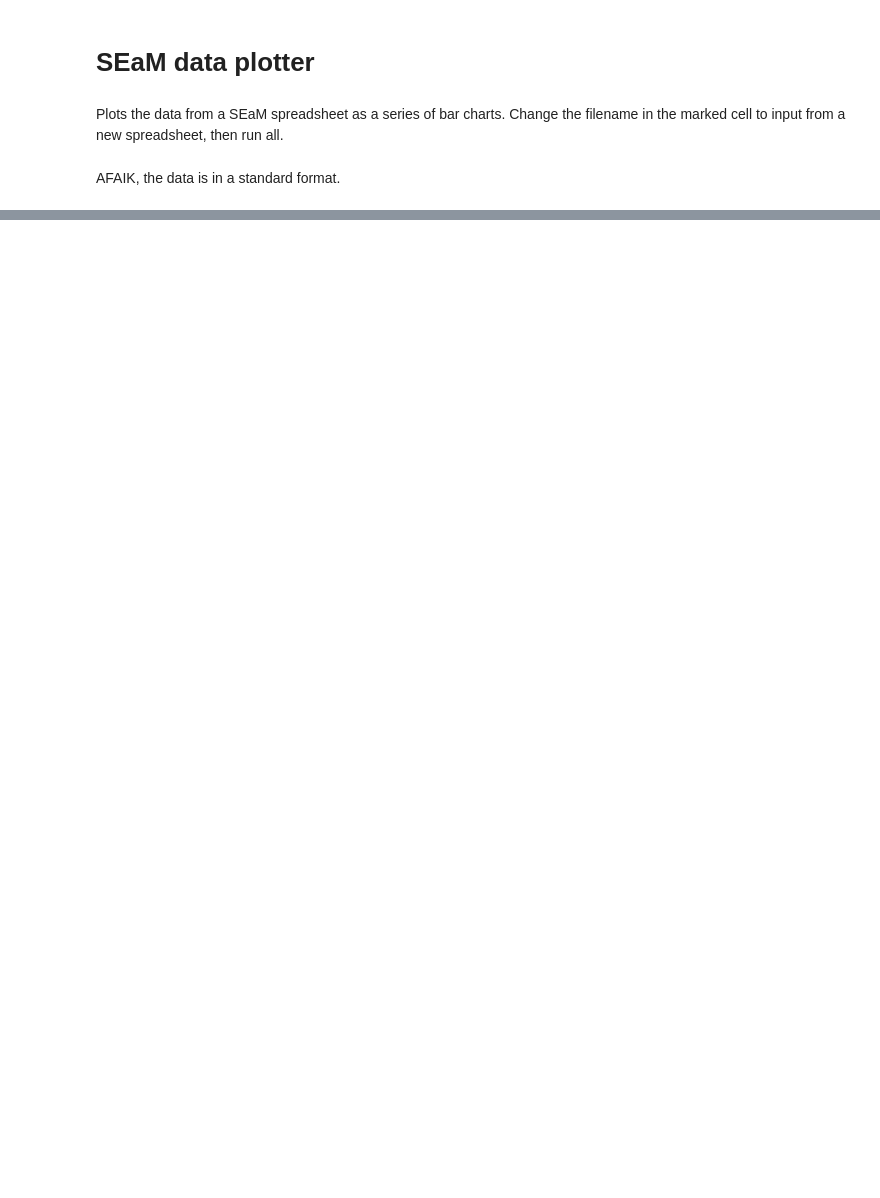
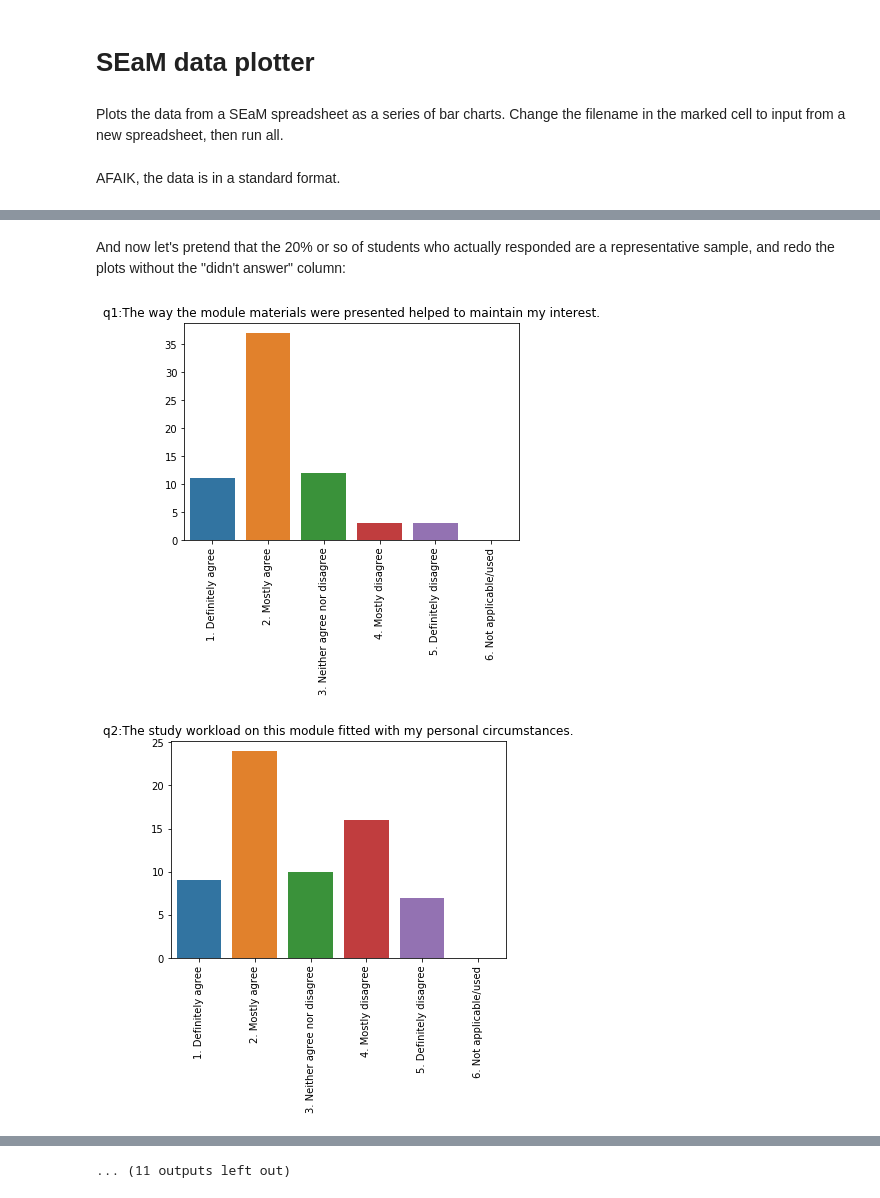
Before and after one commit to undercertainty/seam_analyser, a Jupyter notebook: Student feedback plots.ipynb, the cells around one changed output, grey strips where cells are left out. Cells and saved outputs as stored; diff of their text form; code cells hidden in the pictures; blank space fills up the shorter version.

```diff
--- a/Student feedback plots.ipynb
+++ b/Student feedback plots.ipynb
@@ -252,0 +98,16 @@ plt.show()
+# %% [markdown]
+And now let's pretend that the 20% or so of students who actually responded are a representative sample, and redo the plots without the "didn't answer" column:
+# %%
+pd1_df=plotData_df[plotData_df.columns[:-1]]
+
+for q in range(len(pd1_df.index)):
+
+    ax=sns.barplot(data=(pd.DataFrame(pd1_df.iloc[q]).T))
+
+    ax.set_title(pd1_df.index[q])
+
+    plt.xticks(rotation=90)
+    plt.show()
+# %% [output]
+[figure, added]
+[figure, added]
@@ -252,0 +124 @@ plt.show()
+... (11 outputs left out)
```
Also changed, not shown: parts of 32 cells of this notebook, 3 other files.
